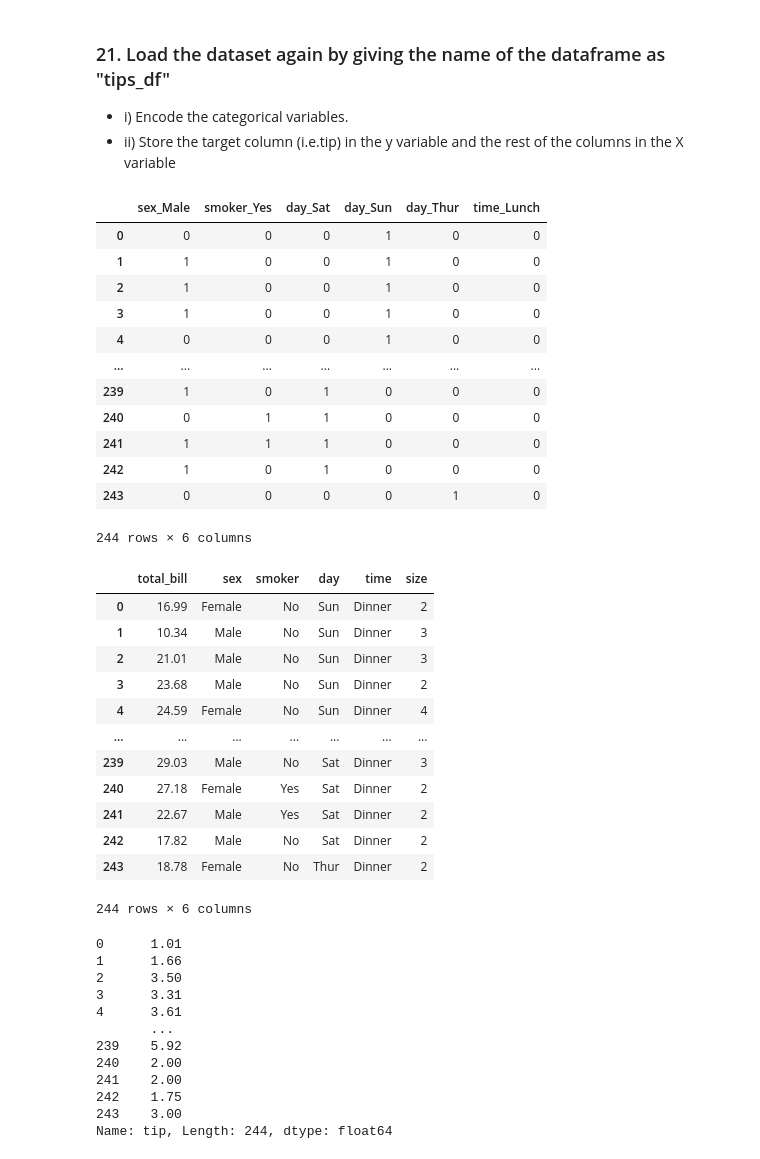
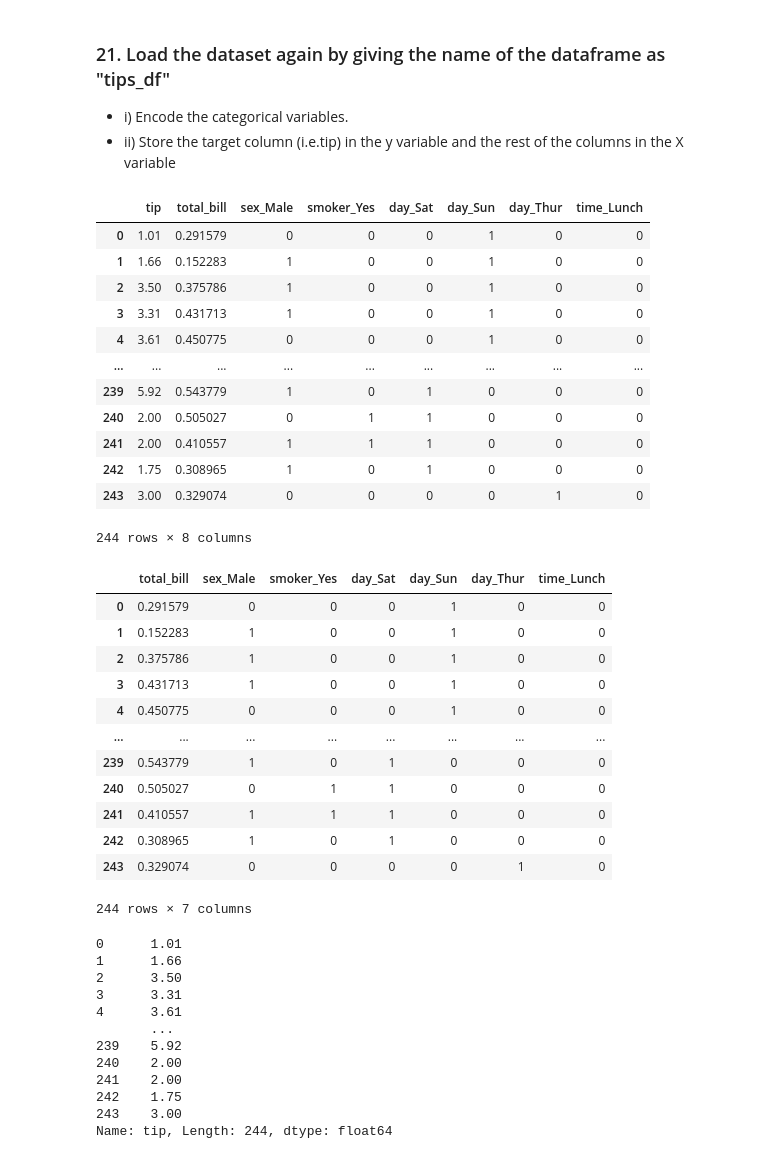
Before and after one commit to ibbinazmi03/IBRAHIMNAZMILab2_Python-for-DS, a Jupyter notebook: Lab 2 - Problem Statement (Python for DS).ipynb, the cells around one changed output. Drawn from its saved outputs; the diff is of its cells as text; code cells hidden in the pictures.

```diff
--- a/Lab 2 - Problem Statement (Python for DS).ipynb
+++ b/Lab 2 - Problem Statement (Python for DS).ipynb
@@ -364,37 +373,38 @@ df_scale['total_bill'].min()
 - i) Encode the categorical variables.
 - ii) Store the target column (i.e.tip) in the y variable and the rest of the columns in the X variable
 # %%
-tips_df=pd.DataFrame(data=df_tips,columns=['sex','smoker','day','time'],)
-pd.get_dummies(tips_df,drop_first=True)
+tips_df=pd.DataFrame(data=df_scale,columns=['sex','smoker','day','time','tip','total_bill'],)
+tips_df=pd.get_dummies(tips_df,drop_first=True)
+tips_df
 # %% [output]
-|  | sex_Male | smoker_Yes | day_Sat | day_Sun | day_Thur | time_Lunch |
-| 0 | 0 | 0 | 0 | 1 | 0 | 0 |
-| 1 | 1 | 0 | 0 | 1 | 0 | 0 |
-| 2 | 1 | 0 | 0 | 1 | 0 | 0 |
-| 3 | 1 | 0 | 0 | 1 | 0 | 0 |
-| 4 | 0 | 0 | 0 | 1 | 0 | 0 |
-| ... | ... | ... | ... | ... | ... | ... |
-| 239 | 1 | 0 | 1 | 0 | 0 | 0 |
-| 240 | 0 | 1 | 1 | 0 | 0 | 0 |
-| 241 | 1 | 1 | 1 | 0 | 0 | 0 |
-| 242 | 1 | 0 | 1 | 0 | 0 | 0 |
-| 243 | 0 | 0 | 0 | 0 | 1 | 0 |
+|  | tip | total_bill | sex_Male | smoker_Yes | day_Sat | day_Sun | day_Thur | time_Lunch |
+| 0 | 1.01 | 0.291579 | 0 | 0 | 0 | 1 | 0 | 0 |
+| 1 | 1.66 | 0.152283 | 1 | 0 | 0 | 1 | 0 | 0 |
+| 2 | 3.50 | 0.375786 | 1 | 0 | 0 | 1 | 0 | 0 |
+| 3 | 3.31 | 0.431713 | 1 | 0 | 0 | 1 | 0 | 0 |
+| 4 | 3.61 | 0.450775 | 0 | 0 | 0 | 1 | 0 | 0 |
+| ... | ... | ... | ... | ... | ... | ... | ... | ... |
+| 239 | 5.92 | 0.543779 | 1 | 0 | 1 | 0 | 0 | 0 |
+| 240 | 2.00 | 0.505027 | 0 | 1 | 1 | 0 | 0 | 0 |
+| 241 | 2.00 | 0.410557 | 1 | 1 | 1 | 0 | 0 | 0 |
+| 242 | 1.75 | 0.308965 | 1 | 0 | 1 | 0 | 0 | 0 |
+| 243 | 3.00 | 0.329074 | 0 | 0 | 0 | 0 | 1 | 0 |
-244 rows × 6 columns
+244 rows × 8 columns
 # %%
-x=df_tips.drop('tip',axis=1)
+x=tips_df.drop('tip',axis=1)
 x
 # %% [output]
-|  | total_bill | sex | smoker | day | time | size |
-| 0 | 16.99 | Female | No | Sun | Dinner | 2 |
-| 1 | 10.34 | Male | No | Sun | Dinner | 3 |
-| 2 | 21.01 | Male | No | Sun | Dinner | 3 |
-| 3 | 23.68 | Male | No | Sun | Dinner | 2 |
-| 4 | 24.59 | Female | No | Sun | Dinner | 4 |
-| ... | ... | ... | ... | ... | ... | ... |
-| 239 | 29.03 | Male | No | Sat | Dinner | 3 |
-| 240 | 27.18 | Female | Yes | Sat | Dinner | 2 |
-| 241 | 22.67 | Male | Yes | Sat | Dinner | 2 |
-| 242 | 17.82 | Male | No | Sat | Dinner | 2 |
-| 243 | 18.78 | Female | No | Thur | Dinner | 2 |
+|  | total_bill | sex_Male | smoker_Yes | day_Sat | day_Sun | day_Thur | time_Lunch |
+| 0 | 0.291579 | 0 | 0 | 0 | 1 | 0 | 0 |
+| 1 | 0.152283 | 1 | 0 | 0 | 1 | 0 | 0 |
+| 2 | 0.375786 | 1 | 0 | 0 | 1 | 0 | 0 |
+| 3 | 0.431713 | 1 | 0 | 0 | 1 | 0 | 0 |
+| 4 | 0.450775 | 0 | 0 | 0 | 1 | 0 | 0 |
+| ... | ... | ... | ... | ... | ... | ... | ... |
+| 239 | 0.543779 | 1 | 0 | 1 | 0 | 0 | 0 |
+| 240 | 0.505027 | 0 | 1 | 1 | 0 | 0 | 0 |
+| 241 | 0.410557 | 1 | 1 | 1 | 0 | 0 | 0 |
+| 242 | 0.308965 | 1 | 0 | 1 | 0 | 0 | 0 |
+| 243 | 0.329074 | 0 | 0 | 0 | 0 | 1 | 0 |
-244 rows × 6 columns
+244 rows × 7 columns
 # %%
```
Also changed, not shown: parts of 5 cells of this notebook.
